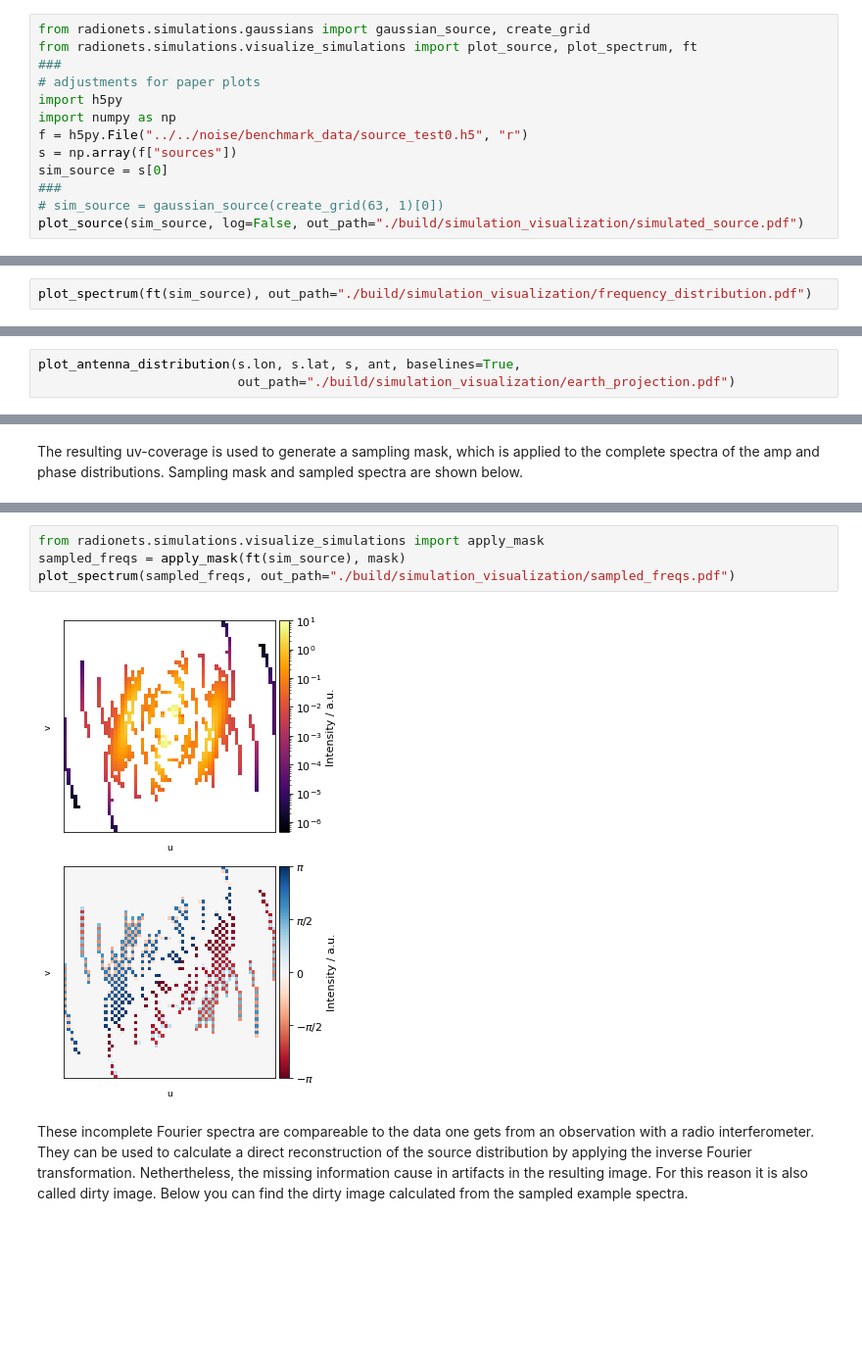
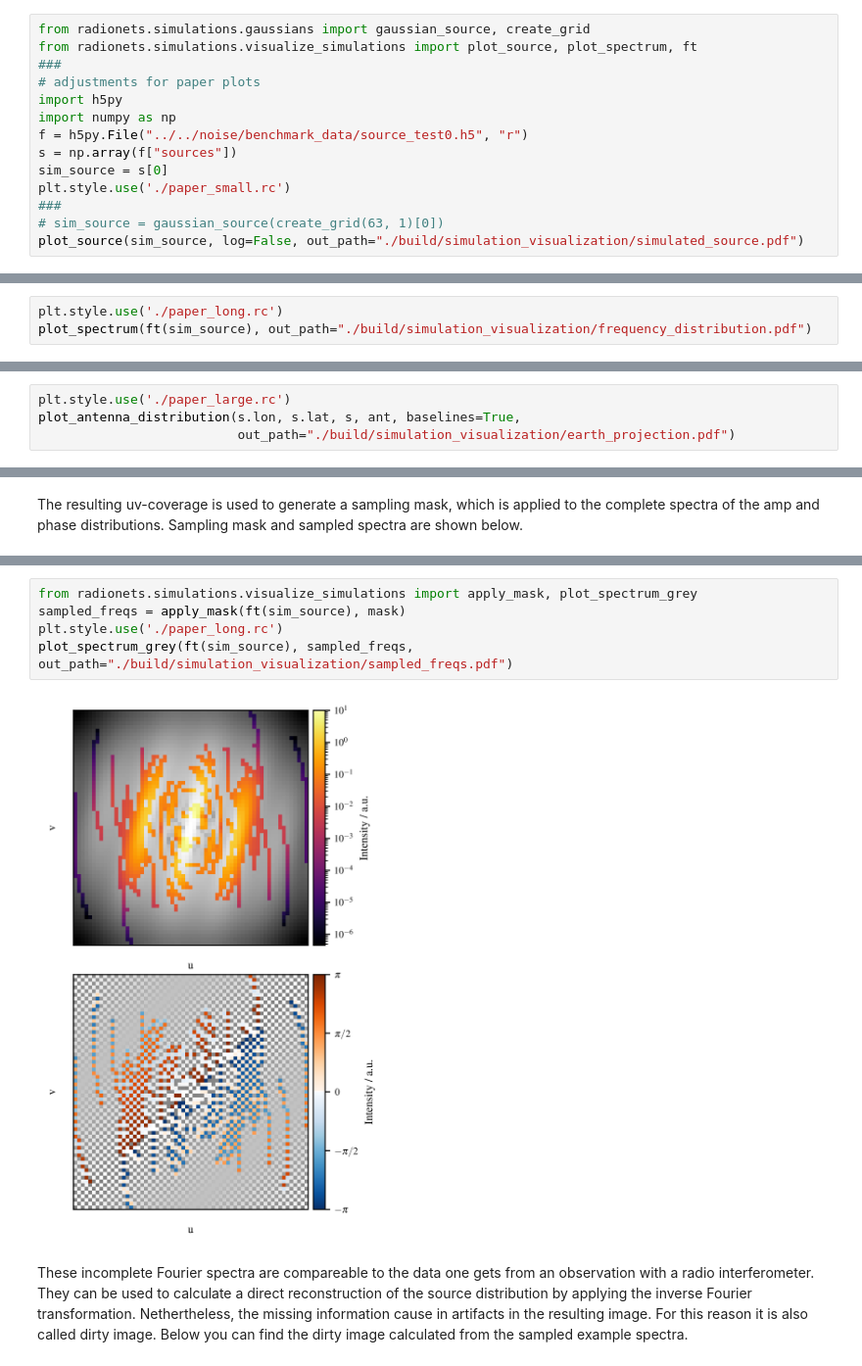
Before and after one commit to radionets-project/radionets, a Jupyter notebook: examples/00_observation_simulation.ipynb, the cells around one changed output, grey strips where cells are left out. Shown at 98% size. Saved outputs shown, nothing was run; the diff lists cells and outputs as text; blank space fills up the shorter version.

```diff
--- a/examples/00_observation_simulation.ipynb
+++ b/examples/00_observation_simulation.ipynb
@@ -32,6 +33,7 @@ import numpy as np
 f = h5py.File("../../noise/benchmark_data/source_test0.h5", "r")
 s = np.array(f["sources"])
 sim_source = s[0]
+plt.style.use('./paper_small.rc')
 ###
 # sim_source = gaussian_source(create_grid(63, 1)[0])
 plot_source(sim_source, log=False, out_path="./build/simulation_visualization/simulated_source.pdf")
@@ -42,5 +44,6 @@ In the simulations, the sources are composed of individual gaussian components,
 
 The calculation of the Fourier transform of the example source leads to a two-dimensional arrangement of complex numbers. For better illustration, these complex numbers are decomposed into real and imaginary parts, which in turn are used for the transformation into amplitudes and phases. The resulting distributions are shown below.
 # %%
+plt.style.use('./paper_long.rc')
 plot_spectrum(ft(sim_source), out_path="./build/simulation_visualization/frequency_distribution.pdf")
 # %% [output]
@@ -167,6 +172,7 @@ def plot_antenna_distribution(
     if out_path is not None:
         plt.savefig(out_path, dpi=100, bbox_inches="tight", pad_inches=0.05)
 # %%
+plt.style.use('./paper_large.rc')
 plot_antenna_distribution(s.lon, s.lat, s, ant, baselines=True,
                           out_path="./build/simulation_visualization/earth_projection.pdf")
 # %% [output]
@@ -199,9 +206,10 @@ plot_mask(mask)
 # %%
-from radionets.simulations.visualize_simulations import apply_mask
+from radionets.simulations.visualize_simulations import apply_mask, plot_spectrum_grey
 sampled_freqs = apply_mask(ft(sim_source), mask)
-plot_spectrum(sampled_freqs, out_path="./build/simulation_visualization/sampled_freqs.pdf")
+plt.style.use('./paper_long.rc')
+plot_spectrum_grey(ft(sim_source), sampled_freqs, out_path="./build/simulation_visualization/sampled_freqs.pdf")
 # %% [output]
-[figure, old version]
+[figure, new version]
 # %% [markdown]
 These incomplete Fourier spectra are compareable to the data one gets from an observation with a radio interferometer. They can be used to calculate a direct reconstruction of the source distribution by applying the inverse Fourier transformation. Nethertheless, the missing information cause in artifacts in the resulting image. For this reason it is also called dirty image. Below you can find the dirty image calculated from the sampled example spectra.
 # %%
```
Also changed, not shown: parts of 11 cells of this notebook, 3 other files.
